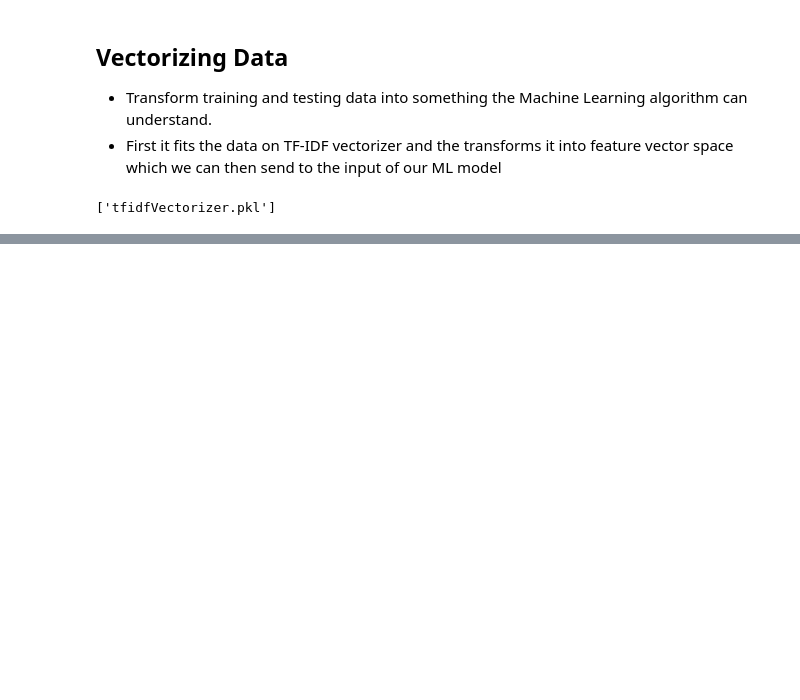
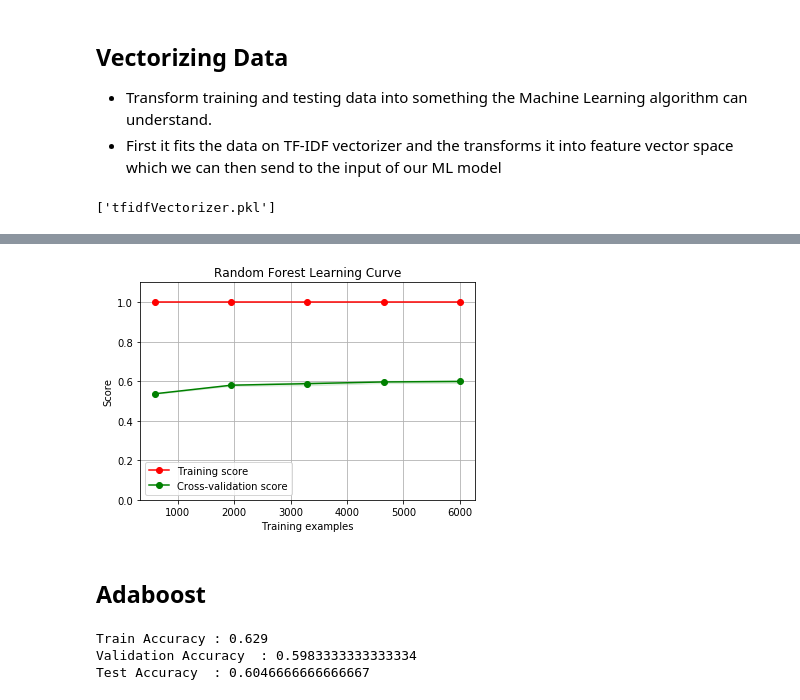
Before and after one commit to casanas10/NewsSentimentAnalysis, a Jupyter notebook: NewsSentimentAnalysis.ipynb, the cells around one changed output, grey strips where cells are left out. Drawn from its saved outputs; the diff is of its cells as text; code cells hidden in the pictures; blank space fills up the shorter version.

Commit message:
updated model

```diff
--- a/NewsSentimentAnalysis.ipynb
+++ b/NewsSentimentAnalysis.ipynb
@@ -106,0 +177,6 @@ X_train.shape
+# %%
+from nltk.corpus import stopwords
+stop_words = stopwords.words('english')
+stop_words.remove("no")
+stop_words.remove("not")
+print(stop_words)
@@ -106,0 +185,8 @@ X_train.shape
+# %%
+#Removing Stopwords
+def remove_stopwords(tokenized_list):
+    text = [word for word in tokenized_list if word not in stop_words]
+    return text
+
+data['body_text_nostop'] = data['body_text_tokenized'].apply(lambda x: remove_stopwords(x))
+data.head()
@@ -106,0 +200,10 @@ X_train.shape
+# %%
+#Stemming
+import nltk
+ps = nltk.PorterStemmer()
+def stemming(tokenized_text):
+    text = [ps.stem(word) for word in tokenized_text]
+    return text
+
+data['body_text_stemmed'] = data['body_text_nostop'].apply(lambda x: stemming(x))
+data.head()
@@ -106,0 +222,13 @@ X_train.shape
+# %%
+from sklearn.model_selection import train_test_split
+
+X = data['text']
+y = data['label']
+
+print(len(X))
+print(len(y))
+
+X_train, X_test, y_train, y_test = train_test_split(
+    X, y, test_size=0.2, random_state=1)
+X_train, X_val, y_train, y_val = train_test_split(
+    X_train, y_train, test_size=0.25, random_state=1)
@@ -159,0 +361,3 @@ print(rf_model.predict(x))
+# %%
+plot_learning_curve(rf, "Random Forest Learning Curve", X_train_vect, y_train, ylim=[0,1.1])
+# %% [output]
@@ -159,0 +365,19 @@ print(rf_model.predict(x))
+[figure, added]
+# %% [markdown]
+## Adaboost
+# %%
+from sklearn.ensemble import AdaBoostClassifier
+
+clf = AdaBoostClassifier()
+clf_model = clf.fit(X_train_vect, y_train)
+y_pred = clf_model.predict(X_val_vect)
+y_test_pred = clf_model.predict(X_test_vect)
+
+# Train and Test Accuracy
+print ("Train Accuracy : {}".format(accuracy_score(y_train, clf_model.predict(X_train_vect))))
+print ("Validation Accuracy  : {}".format(accuracy_score(y_val, y_pred)))
+print ("Test Accuracy  : {}".format(accuracy_score(y_test, y_test_pred)))
+# %% [output]
+Train Accuracy : 0.629
+Validation Accuracy  : 0.5983333333333334
+Test Accuracy  : 0.6046666666666667
```
Also changed, not shown: parts of 46 cells of this notebook, 1 other file.
